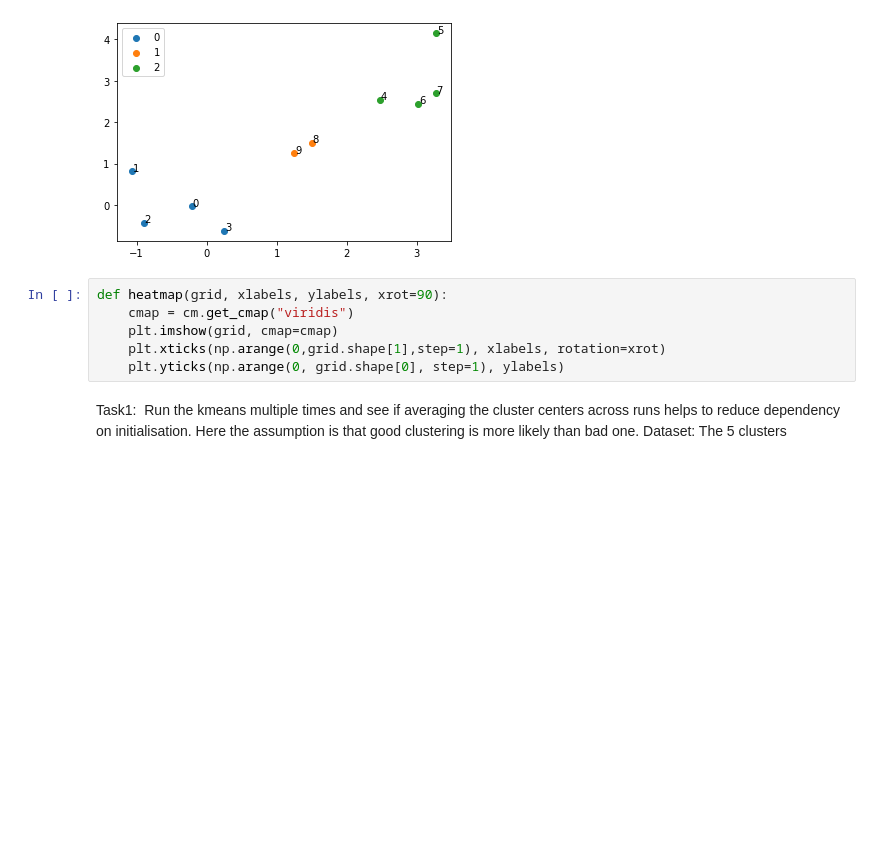
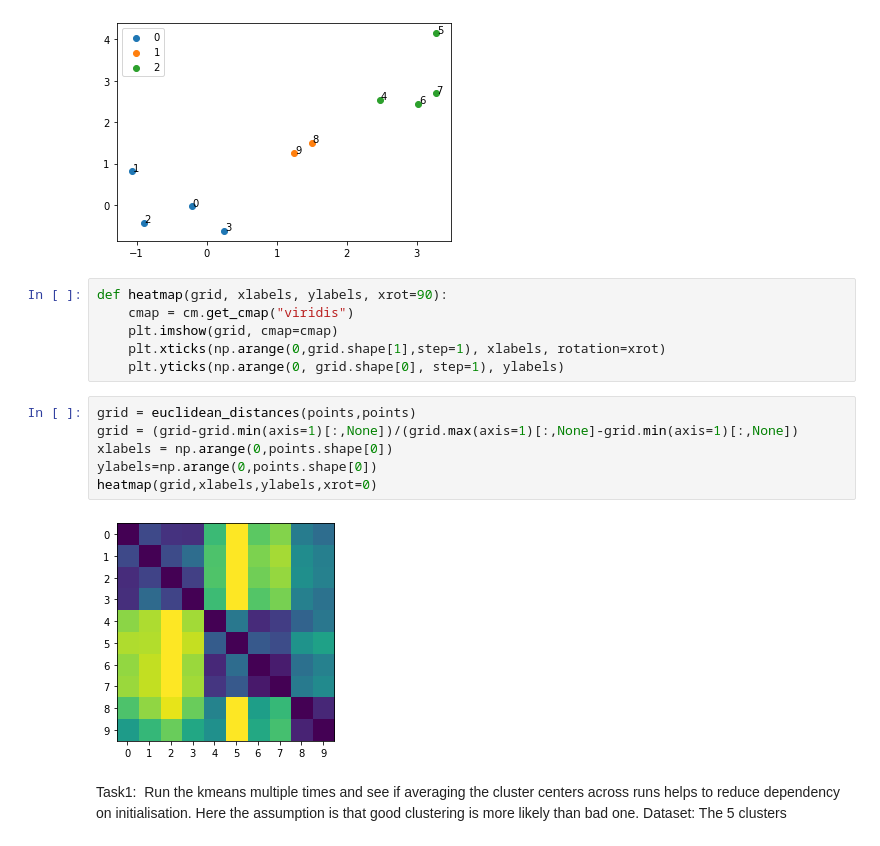
Before and after one commit to avani17101/CVIT-Workshop, a Jupyter notebook: day8/afternoon/kMeans.ipynb, the cells around one changed output. Saved outputs shown, nothing was run; the diff lists cells and outputs as text; blank space fills up the shorter version.

```diff
--- a/day8/afternoon/kMeans.ipynb
+++ b/day8/afternoon/kMeans.ipynb
@@ -48,4 +50,12 @@ def heatmap(grid, xlabels, ylabels, xrot=90):
     plt.imshow(grid, cmap=cmap)
     plt.xticks(np.arange(0,grid.shape[1],step=1), xlabels, rotation=xrot)
     plt.yticks(np.arange(0, grid.shape[0], step=1), ylabels)
+# %%
+grid = euclidean_distances(points,points)
+grid = (grid-grid.min(axis=1)[:,None])/(grid.max(axis=1)[:,None]-grid.min(axis=1)[:,None])
+xlabels = np.arange(0,points.shape[0])
+ylabels=np.arange(0,points.shape[0])
+heatmap(grid,xlabels,ylabels,xrot=0)
+# %% [output]
+[figure, added]
 # %% [markdown]
```
Also changed, not shown: parts of 13 cells of this notebook.
